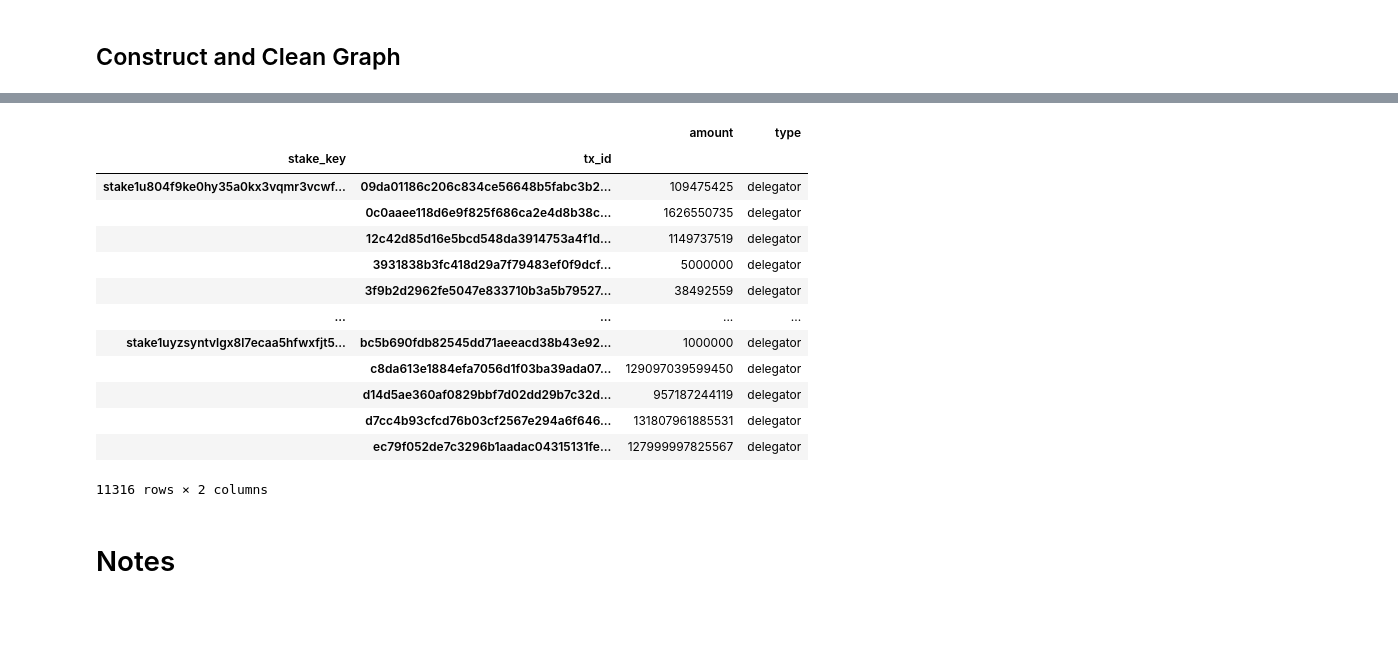
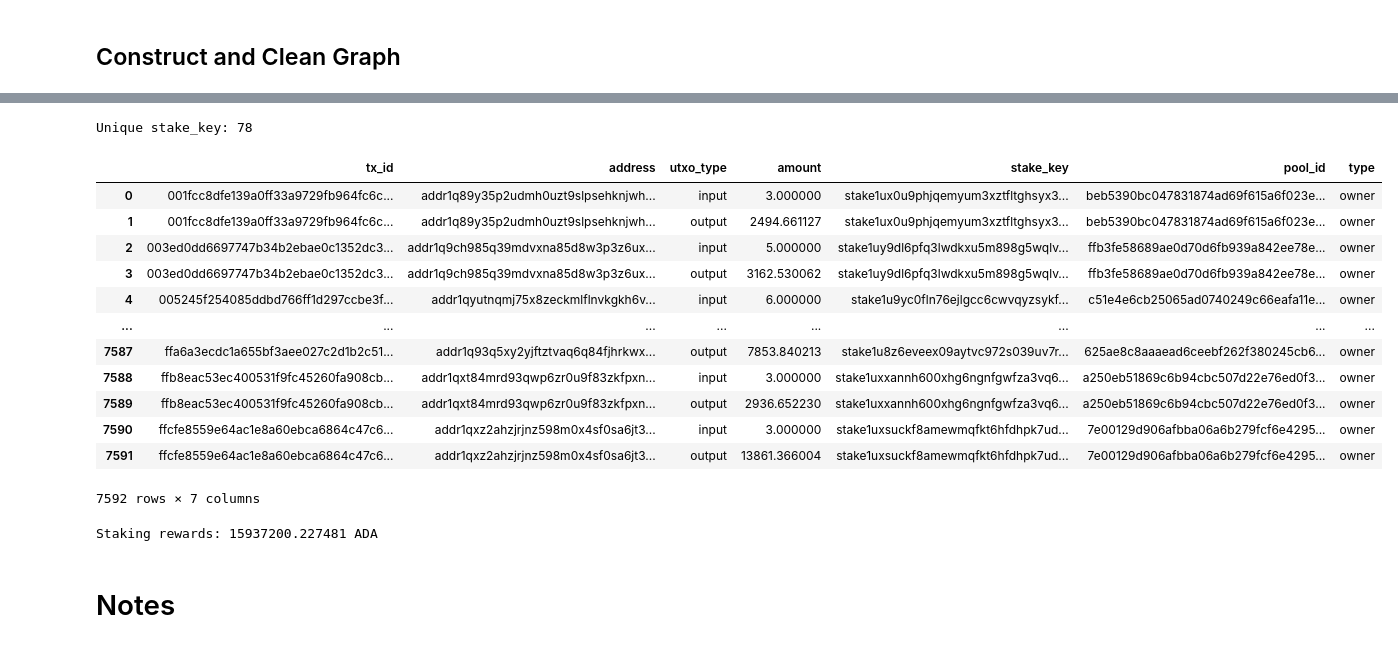
Before and after one commit to alvail/caa-cardano-exchanges, a Jupyter notebook: notebooks/binance.ipynb, the cells around one changed output, grey strips where cells are left out. Drawn from its saved outputs; the diff is of its cells as text; code cells hidden in the pictures; blank space fills up the shorter version.

Commit message:
interim commit binance graph

```diff
--- a/notebooks/binance.ipynb
+++ b/notebooks/binance.ipynb
@@ -132,31 +134,50 @@ joined
+# %%
+# only internal stakepool network transactions (all paticipants are owners!)
+# all of those are staking reward withdrawals! can be removed from dataset
+joined_internal = joined.groupby('tx_id').apply(lambda x: x if x['type'].isin(['owner']).all() else None).reset_index(drop=True)
+print('Unique stake_key:', len(joined_internal['stake_key'].unique()))
+joined_internal
+# %% [output]
+Unique stake_key: 78
+|  | tx_id | address | utxo_type | amount | stake_key | pool_id | type |
+| 0 | 001fcc8dfe139a0ff33a9729fb964fc6c... | addr1q89y35p2udmh0uzt9slpsehknjwh... | input | 3.000000 | stake1ux0u9phjqemyum3xztfltghsyx3... | beb5390bc047831874ad69f615a6f023e... | owner |
+| 1 | 001fcc8dfe139a0ff33a9729fb964fc6c... | addr1q89y35p2udmh0uzt9slpsehknjwh... | output | 2494.661127 | stake1ux0u9phjqemyum3xztfltghsyx3... | beb5390bc047831874ad69f615a6f023e... | owner |
+| 2 | 003ed0dd6697747b34b2ebae0c1352dc3... | addr1q9ch985q39mdvxna85d8w3p3z6ux... | input | 5.000000 | stake1uy9dl6pfq3lwdkxu5m898g5wqlv... | ffb3fe58689ae0d70d6fb939a842ee78e... | owner |
+| 3 | 003ed0dd6697747b34b2ebae0c1352dc3... | addr1q9ch985q39mdvxna85d8w3p3z6ux... | output | 3162.530062 | stake1uy9dl6pfq3lwdkxu5m898g5wqlv... | ffb3fe58689ae0d70d6fb939a842ee78e... | owner |
+| 4 | 005245f254085ddbd766ff1d297ccbe3f... | addr1qyutnqmj75x8zeckmlflnvkgkh6v... | input | 6.000000 | stake1u9yc0fln76ejlgcc6cwvqyzsykf... | c51e4e6cb25065ad0740249c66eafa11e... | owner |
+| ... | ... | ... | ... | ... | ... | ... | ... |
+| 7587 | ffa6a3ecdc1a655bf3aee027c2d1b2c51... | addr1q93q5xy2yjftztvaq6q84fjhrkwx... | output | 7853.840213 | stake1u8z6eveex09aytvc972s039uv7r... | 625ae8c8aaaead6ceebf262f380245cb6... | owner |
+| 7588 | ffb8eac53ec400531f9fc45260fa908cb... | addr1qxt84mrd93qwp6zr0u9f83zkfpxn... | input | 3.000000 | stake1uxxannh600xhg6ngnfgwfza3vq6... | a250eb51869c6b94cbc507d22e76ed0f3... | owner |
+| 7589 | ffb8eac53ec400531f9fc45260fa908cb... | addr1qxt84mrd93qwp6zr0u9f83zkfpxn... | output | 2936.652230 | stake1uxxannh600xhg6ngnfgwfza3vq6... | a250eb51869c6b94cbc507d22e76ed0f3... | owner |
+| 7590 | ffcfe8559e64ac1e8a60ebca6864c47c6... | addr1qxz2ahzjrjnz598m0x4sf0sa6jt3... | input | 3.000000 | stake1uxsuckf8amewmqfkt6hfdhpk7ud... | 7e00129d906afbba06a6b279fcf6e4295... | owner |
+| 7591 | ffcfe8559e64ac1e8a60ebca6864c47c6... | addr1qxz2ahzjrjnz598m0x4sf0sa6jt3... | output | 13861.366004 | stake1uxsuckf8amewmqfkt6hfdhpk7ud... | 7e00129d906afbba06a6b279fcf6e4295... | owner |
+7592 rows × 7 columns
+# %%
+import json
+with open(Path().cwd() / '../data/binance_pool_names.json', 'r') as f:
+    binance_pool_names = json.load(f)
+
+pd.options.plotting.backend = 'plotly'
+staking_rewards = joined_internal[joined_internal['utxo_type'] == 'output'].groupby('pool_id')['amount'].sum().sort_values(ascending=False)
+print('Staking rewards:', staking_rewards.rename(index=binance_pool_names).sum(), 'ADA')
+staking_rewards.rename(index=binance_pool_names).plot(kind='bar')
+# %% [output]
+Staking rewards: 15937200.227481 ADA
 # %%
-def aggregate(df):
-    result = {
-        # 'stake_key': df.stake_key.iloc[0],
-        # 'tx_id': df.tx_id.iloc[0],
-        'amount': df.amount.sum(),
-        'type': df.type.iloc[0]
-    }
-    return pd.Series(result)
+# def aggregate(df):
+#     df['amount'] = df['amount'] * df['utxo_type'].apply(lambda x: 1 if x == 'input' else -1)
+#     result = {
+#         # 'stake_key': df.stake_key.iloc[0],
+#         # 'tx_id': df.tx_id.iloc[0],
+#         'amount': df.amount.sum(),
+#         'type': df.type.iloc[0]
+#     }
+#     return pd.Series(result)
 
 
-aggregated = joined[joined['type'].isin(['owner', 'delegator'])].groupby(['stake_key', 'tx_id']).apply(aggregate)
-aggregated
+# aggregated = joined[joined['type'].isin(['owner', 'delegator'])].groupby(['stake_key', 'tx_id']).apply(aggregate)
+# # aggregated = joined.groupby(['stake_key', 'tx_id']).apply(aggregate)
+# aggregated
-# %% [output]
-|  |  | amount | type |
-| stake_key | tx_id |  |  |
-| stake1u804f9ke0hy35a0kx3vqmr3vcwf... | 09da01186c206c834ce56648b5fabc3b2... | 109475425 | delegator |
-|  | 0c0aaee118d6e9f825f686ca2e4d8b38c... | 1626550735 | delegator |
-|  | 12c42d85d16e5bcd548da3914753a4f1d... | 1149737519 | delegator |
-|  | 3931838b3fc418d29a7f79483ef0f9dcf... | 5000000 | delegator |
-|  | 3f9b2d2962fe5047e833710b3a5b79527... | 38492559 | delegator |
-| ... | ... | ... | ... |
-| stake1uyzsyntvlgx8l7ecaa5hfwxfjt5... | bc5b690fdb82545dd71aeeacd38b43e92... | 1000000 | delegator |
-|  | c8da613e1884efa7056d1f03ba39ada07... | 129097039599450 | delegator |
-|  | d14d5ae360af0829bbf7d02dd29b7c32d... | 957187244119 | delegator |
-|  | d7cc4b93cfcd76b03cf2567e294a6f646... | 131807961885531 | delegator |
-|  | ec79f052de7c3296b1aadac04315131fe... | 127999997825567 | delegator |
-11316 rows × 2 columns
 # %% [markdown]
 # Notes
 # %%
```
Also changed, not shown: parts of 5 cells of this notebook, 2 other files.
